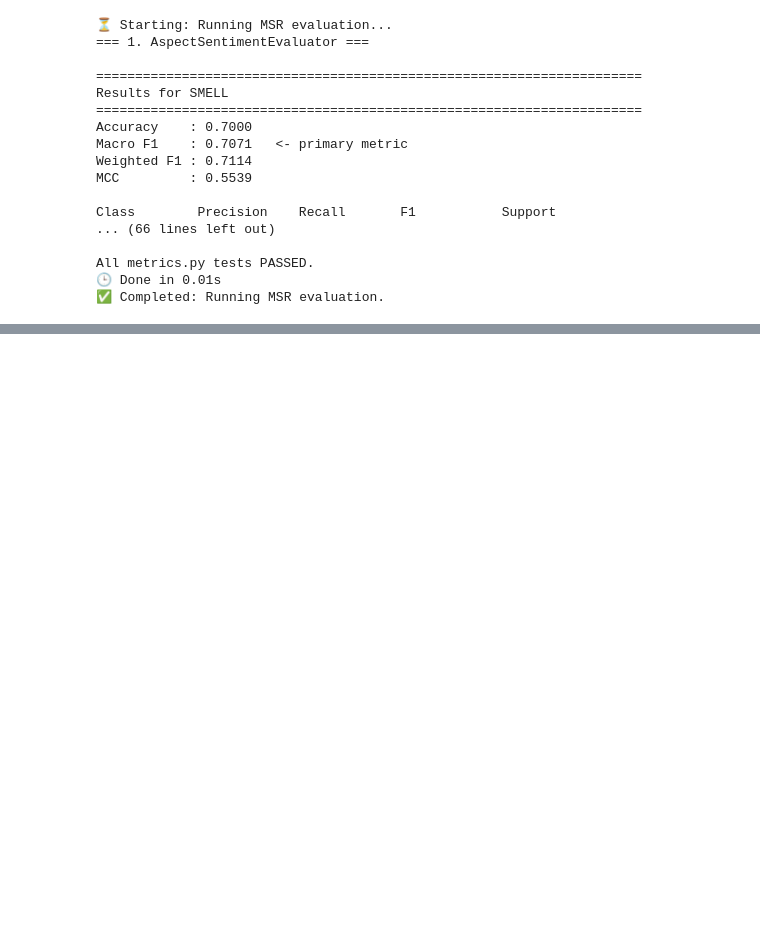
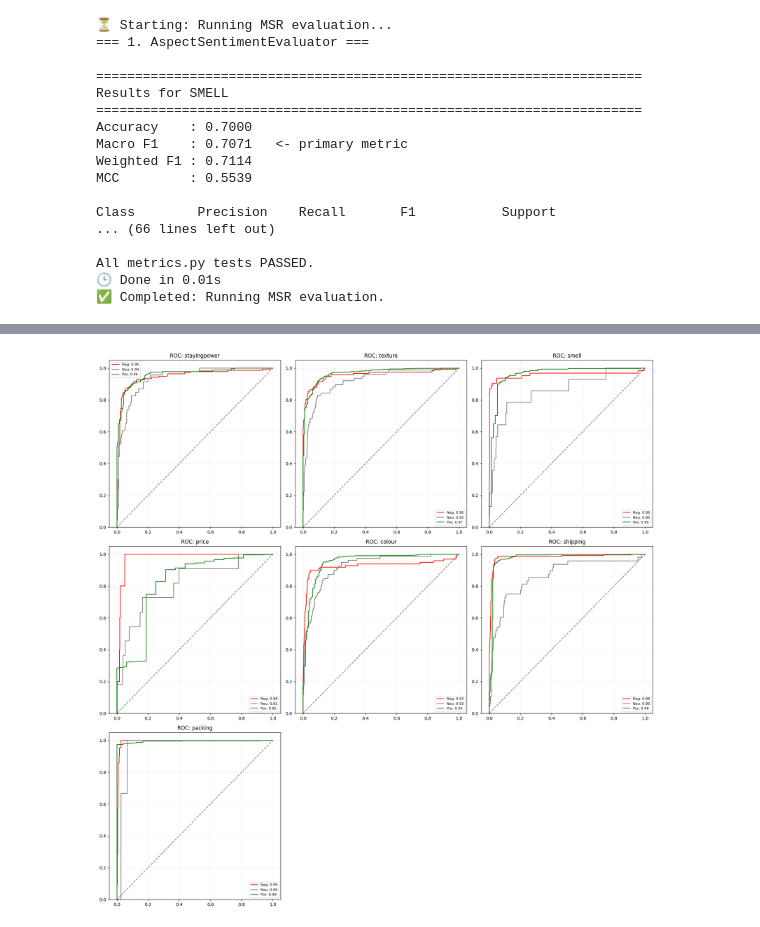
Before and after one commit to tharushiAma/Clearview, a Jupyter notebook: ml-research/notebooks/06_metrics.ipynb, the cells around one changed output, grey strips where cells are left out. Drawn from its saved outputs; the diff is of its cells as text; code cells hidden in the pictures; blank space fills up the shorter version.

Commit message:
ROC Curve and directory fixes

```diff
--- a/ml-research/notebooks/06_metrics.ipynb
+++ b/ml-research/notebooks/06_metrics.ipynb
@@ -720,0 +759,80 @@ All metrics.py tests PASSED.
+# %%
+import os, sys, yaml, torch
+import numpy as np
+from tqdm.auto import tqdm
+from torch.utils.data import DataLoader
+from transformers import RobertaTokenizer
+
+# Robust idempotent path setup: ensure we are in the 'ml-research' root
+curr_dir = os.getcwd()
+if os.path.basename(curr_dir) == 'notebooks':
+    os.chdir('..')
+    print(f"📂 Changed directory to project root: {os.getcwd()}")
+elif 'ml-research' not in curr_dir:
+    print(f"⚠️ WARNING: Not in 'ml-research' directory. Current: {curr_dir}")
+else:
+    print(f"🏠 Already in project root: {curr_dir}")
+
+ML_RESEARCH = os.getcwd()
+if 'src' not in sys.path: sys.path.insert(0, os.path.join(ML_RESEARCH, 'src'))
+
+from src.models.model import create_model
+from src.utils.data_utils import CosmeticReviewDataset, collate_fn_with_dependencies
+from src.utils.metrics import AspectSentimentEvaluator
+
+# ── 1. Select Checkpoint and Load Model ──────────────────────────────────
+device = 'cuda' if torch.cuda.is_available() else 'cpu'
+checkpoint_path = 'outputs/experiments/A7_hybrid_cb_05_best_OLD.pt'
+if not os.path.exists(checkpoint_path):
+    print(f"❌ Checkpoint not found at {os.path.abspath(checkpoint_path)}\n   Current Directory: {os.getcwd()}\n   Please ensure the path is correct relative to the project root.")
+else:
+    print(f"📥 Loading model from: {checkpoint_path}")
+    checkpoint = torch.load(checkpoint_path, map_location=device)
+    config     = checkpoint['config']
+    model      = create_model(config)
+    model.load_state_dict(checkpoint['model_state_dict'])
+    model.to(device).eval()
+
+    # ── 2. Prepare Test Data ─────────────────────────────────────────────
+    tokenizer = RobertaTokenizer.from_pretrained(config['model']['roberta_model'])
+    test_path = config['data']['test_path']
+    print(f"📖 Loading test split: {test_path}")
+    dataset = CosmeticReviewDataset(test_path, tokenizer, config, config['aspects']['names'])
+    loader  = DataLoader(dataset, batch_size=16, shuffle=False, collate_fn=collate_fn_with_dependencies)
+
+    # ── 3. Run Inference with Probabilities ─────────────────────────────
+    evaluator = AspectSentimentEvaluator(config['aspects']['names'])
+    all_probs, all_labels, all_preds, all_aspects = [], [], [], []
+
+    with torch.no_grad():
+        for batch in tqdm(loader, desc='Running Evaluation'):
+            input_ids      = batch['input_ids'].to(device)
+            attention_mask = batch['attention_mask'].to(device)
+            aspect_ids     = batch['aspect_ids'].to(device)
+            # Optional: handle GCN if used in config
+            edge_indices = None
+            if config['model'].get('use_dependency_gcn', False):
+                edge_indices = [e.to(device) if e is not None else None for e in batch['edge_indices']]
+
+            preds = model(input_ids, attention_mask, aspect_ids, edge_indices)
+            if isinstance(preds, tuple): preds = preds[0]
+
+            all_probs.extend(torch.softmax(preds, dim=1).cpu().numpy())
+            all_preds.extend(torch.argmax(preds, dim=1).cpu().numpy())
+            all_labels.extend(batch['labels'].numpy())
+            all_aspects.extend(batch['aspects'])
+
+    # ── 4. Compute Metrics and Plot ROC Curves ───────────────────────────
+    for aspect in config['aspects']['names']:
+        mask = np.array([a == aspect for a in all_aspects])
+        if mask.sum() > 0:
+            evaluator.evaluate_aspect(
+                np.array(all_labels)[mask],
+                np.array(all_preds)[mask],
+                aspect,
+                y_prob=np.array(all_probs)[mask]
+            )
+
+    print("\n✅ Evaluation Complete. Generating ROC Curves...")
+    evaluator.plot_all_roc_curves() # Displays in notebook
+# %% [output]
@@ -720,0 +883 @@ All metrics.py tests PASSED.
+[figure, added]
```
Also changed, not shown: parts of 6 cells of this notebook, 7 other files.
